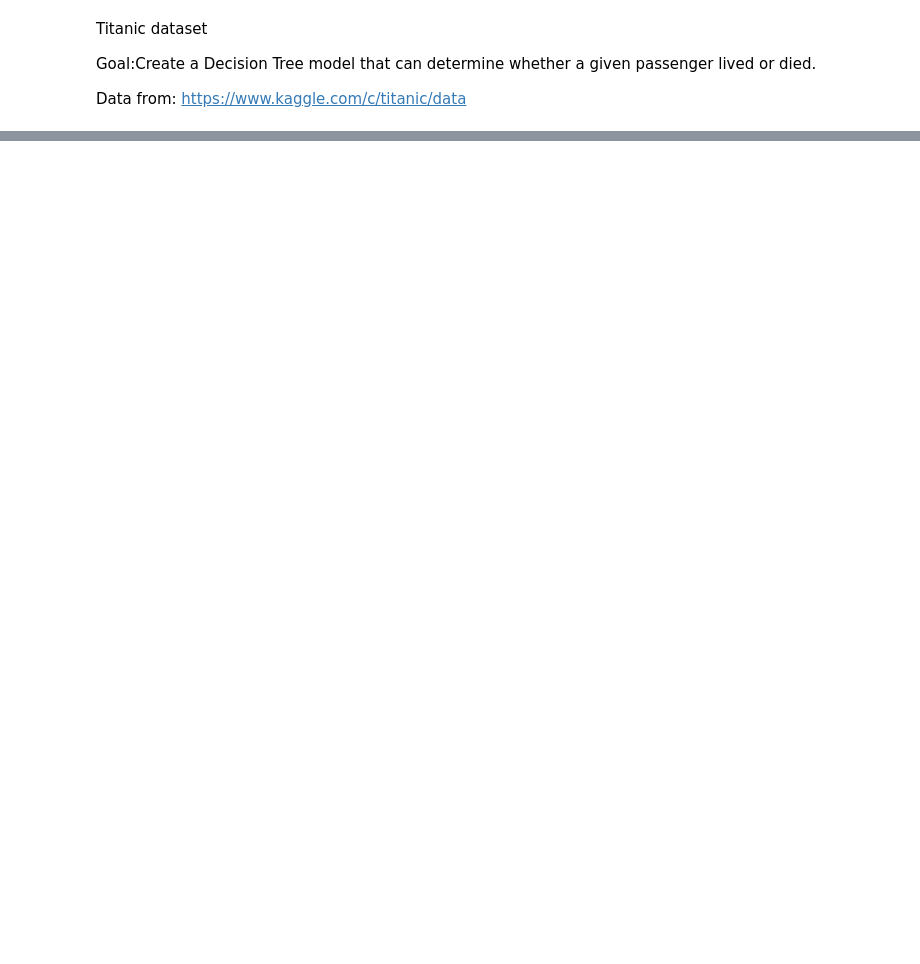
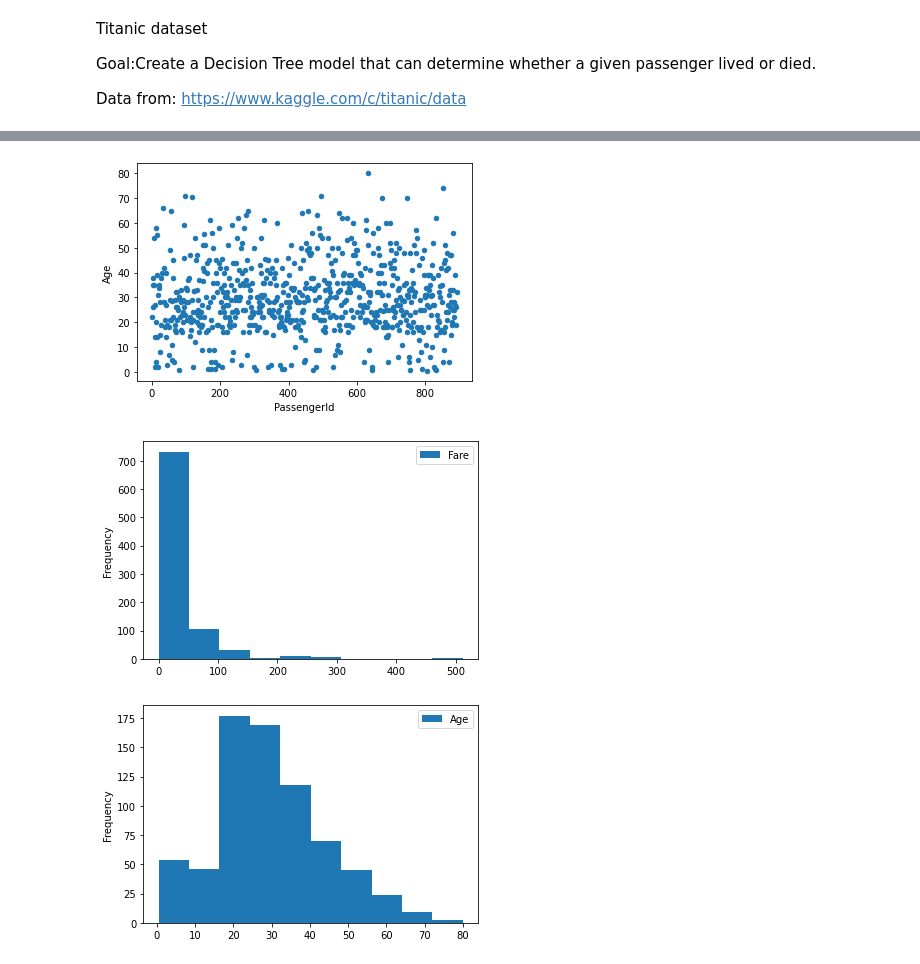
Before and after one commit to JulieHirt/Titanic, a Jupyter notebook: Titanic dataset.ipynb, the cells around one changed output, grey strips where cells are left out. Drawn from its saved outputs; the diff is of its cells as text; code cells hidden in the pictures; blank space fills up the shorter version.

Commit message:
trying to make some graphs

```diff
--- a/Titanic dataset.ipynb
+++ b/Titanic dataset.ipynb
@@ -14,0 +7,15 @@ Data from: https://www.kaggle.com/c/titanic/data
+# %%
+# load in data from the csv
+
+#python for data analysis pg 169
+#https://www.w3schools.com/python/pandas/pandas_csv.asp
+
+
+import pandas as pd
+# Load in the train and test datasets from the CSV files
+train = pd.read_csv('train.csv')
+test = pd.read_csv('test.csv')
+
+
+#look at the training data
+train
@@ -14,0 +36,43 @@ Data from: https://www.kaggle.com/c/titanic/data
+# %%
+#explore the data
+#are these missing values? where?
+#make graphs showing % of male vs female
+#make graph showing age
+#make graph showing fare
+
+
+#python for data analysis pg 160-162 describe()
+
+
+#python for data analysis dealing with missing values pg 195-200, 312
+
+
+#make graph from pandas dataframe data https://datatofish.com/plot-dataframe-pandas/
+
+import matplotlib.pyplot as plt
+
+#print the names of the columns
+train.columns
+
+
+#https://pandas.pydata.org/pandas-docs/version/0.23/generated/pandas.DataFrame.plot.html
+
+train.plot(x ='PassengerId', y='Age', kind = 'scatter')
+plt.show()
+
+train.plot(x ='Age', y='Fare', kind = 'hist')
+plt.show()
+
+train.plot(x ='PassengerId', y='Age', kind = 'hist')
+plt.show()
+
+
+#pie chart
+#https://kontext.tech/article/402/pandas-dataframe-plot-pie-chart
+#train.plot(y ='Survived', kind = 'pie') #BAD
+#train.groupby(['Age']).sum().plot(kind='pie', y='Sex')
+#plt.show()
+# %% [output]
+[figure, added]
+[figure, added]
+[figure, added]
```
Also changed, not shown: parts of 5 cells of this notebook.
